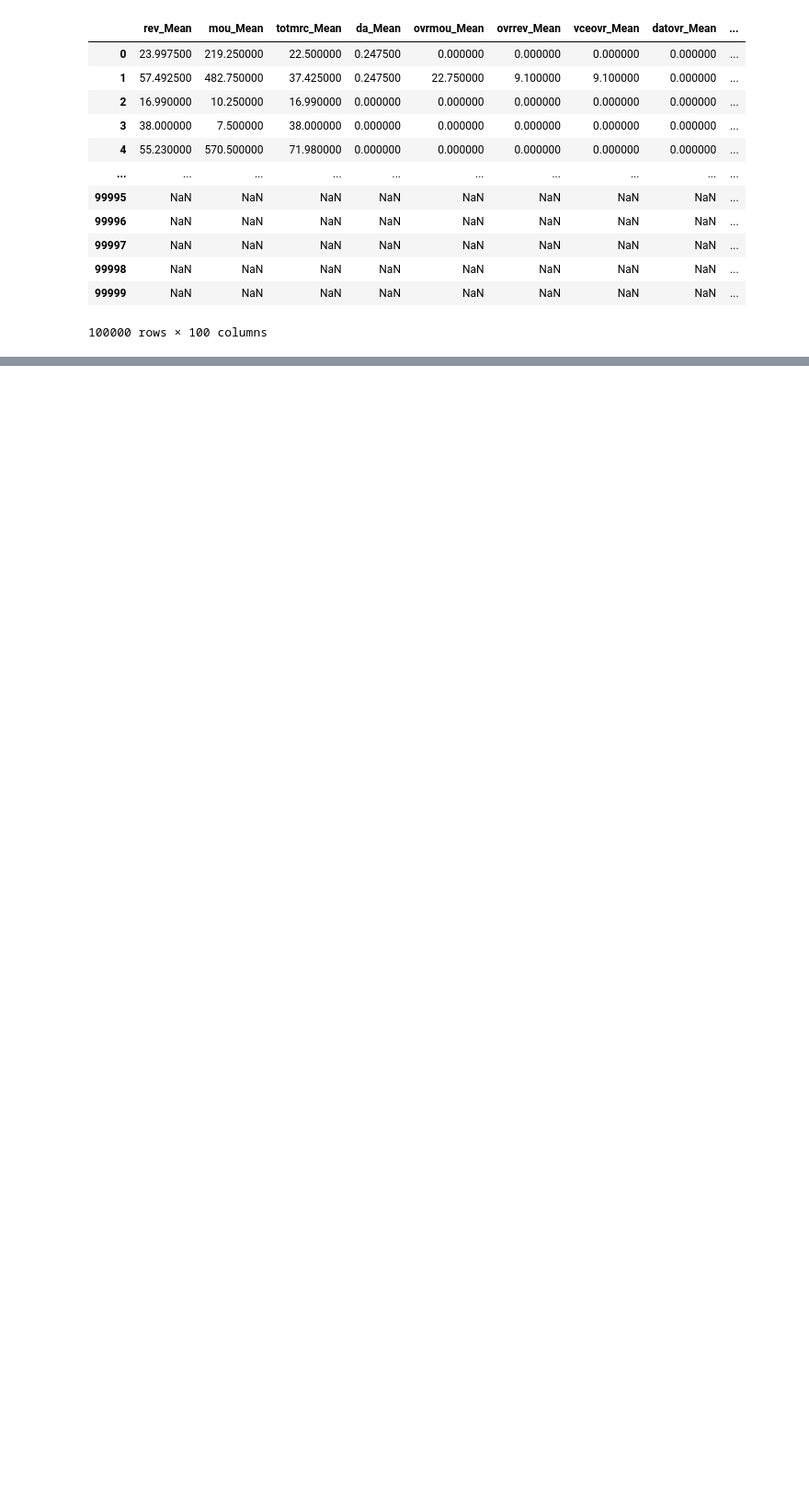
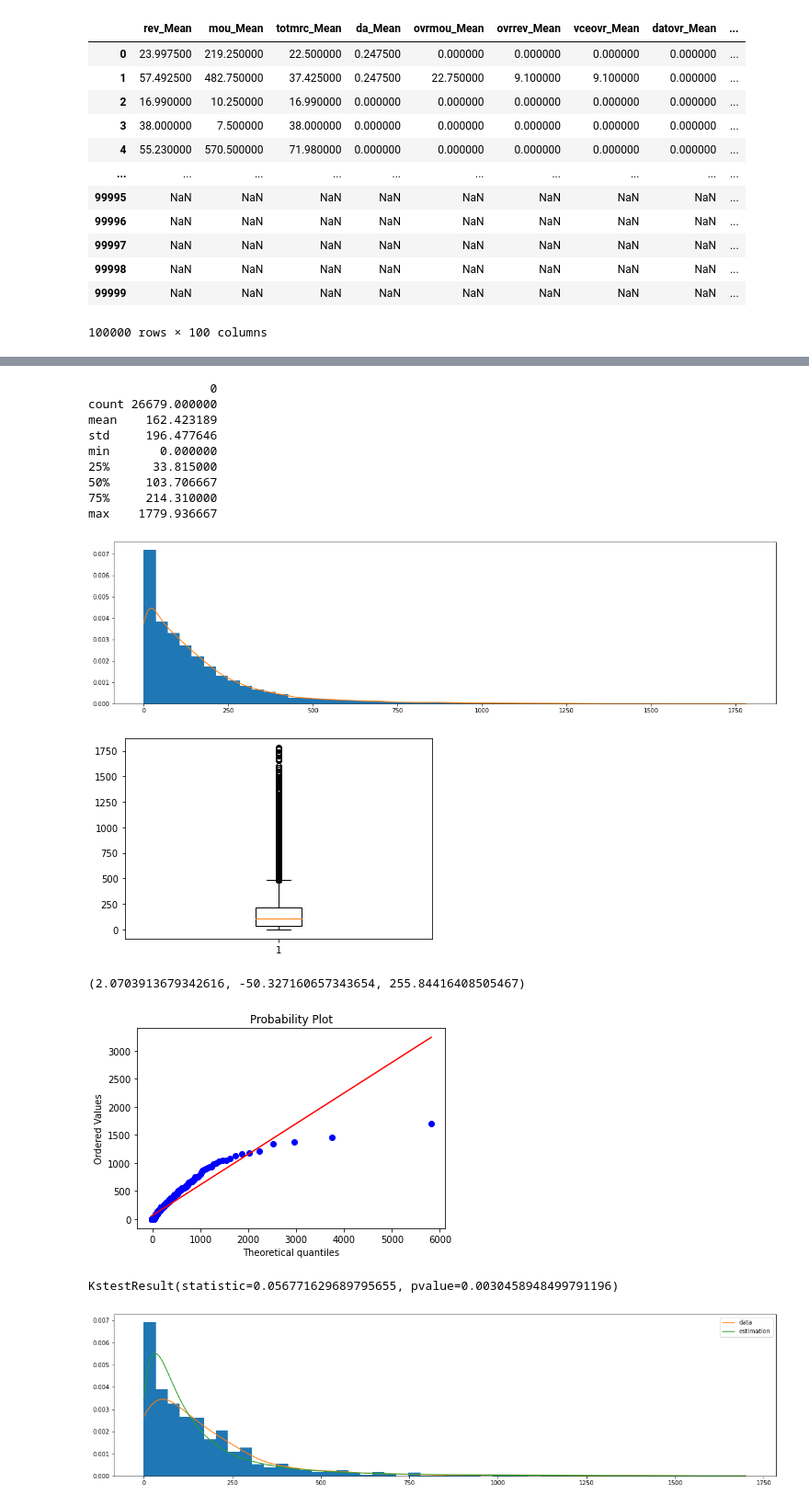
Before and after one commit to zuevmaxim/m-m2021, a Jupyter notebook: lab1.ipynb, the cells around one changed output, grey strips where cells are left out. Shown at 92% size. Saved outputs shown, nothing was run; the diff lists cells and outputs as text; code cells hidden in the pictures; blank space fills up the shorter version.

```diff
--- a/lab1.ipynb
+++ b/lab1.ipynb
@@ -300,0 +276,21 @@ KstestResult(statistic=0.999980153817711, pvalue=0.0)
+# %%
+data = prepare_data(df=df, feature='mou_peav_Mean', left_quanlile = 0.0, right_quanlile = 0.001)
+describe_data(data)
+# find_distribution(data)
+describe_distribution(data, invgamma)
+# %% [output]
+                 0
+count 26679.000000
+mean    162.423189
+std     196.477646
+min       0.000000
+25%      33.815000
+50%     103.706667
+75%     214.310000
+max    1779.936667
+[figure, added]
+[figure, added]
+(2.0703913679342616, -50.327160657343654, 255.84416408505467)
+[figure, added]
+KstestResult(statistic=0.056771629689795655, pvalue=0.0030458948499791196)
+[figure, added]
```
Also changed, not shown: parts of 30 cells of this notebook, 1 other file.
